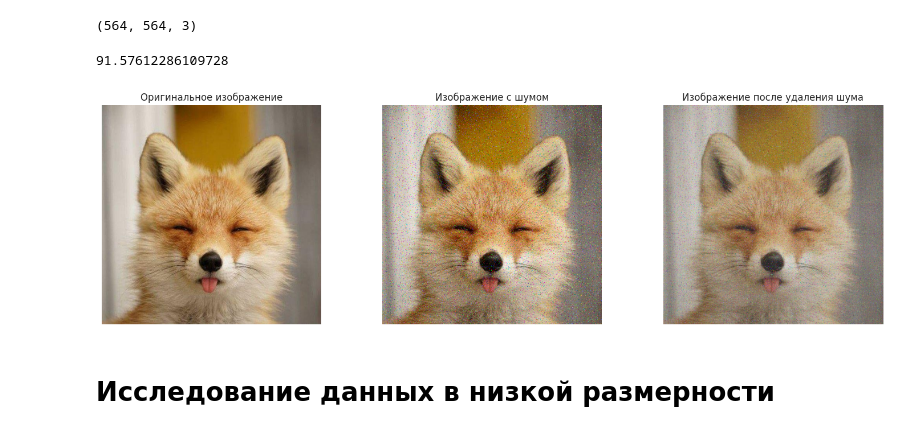
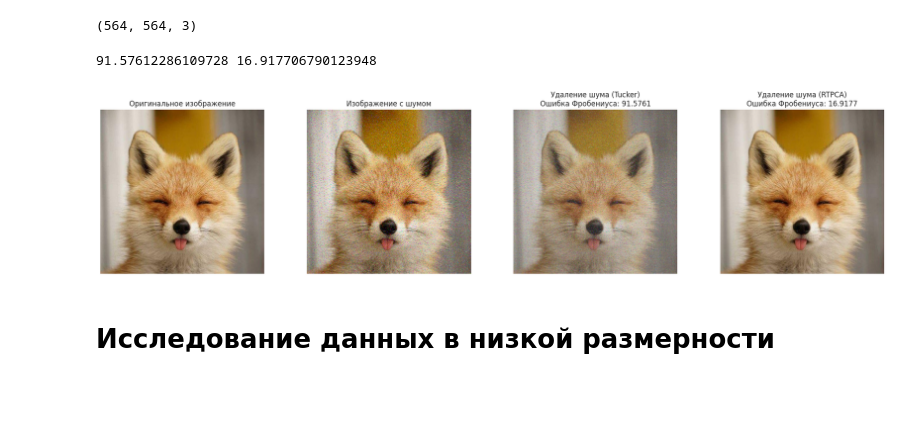
Before and after one commit to Innopolis-tensor-compression/tensor-compression-methods, a Jupyter notebook: experiments/compare_decomposition_in_some_tasks.ipynb, the cells around one changed output. Saved outputs shown, nothing was run; the diff lists cells and outputs as text; code cells hidden in the pictures; blank space fills up the shorter version.

```diff
--- a/experiments/compare_decomposition_in_some_tasks.ipynb
+++ b/experiments/compare_decomposition_in_some_tasks.ipynb
@@ -51,39 +51,54 @@ def add_gaussian_noise(image, mean=0, var=1.0, noise_factor=1.0):
     return noisy_image.astype(np.uint8)
 
 
-def denoise_image(image, rank):
+def denoise_image_tucker(image, rank):
     image_tensor = tl.tensor(image)
     core, factors = tucker(image_tensor, rank=rank)
     denoised_image = tl.tucker_to_tensor((core, factors))
     return normalize_frames(denoised_image)
+
+
+def denoise_image_rtpca(image, tol=1e-7, reg_e=0.1):
+    image_tensor = tl.tensor(image.astype(np.float64))
+    low_rank, sparse = robust_pca(image_tensor, tol=tol, reg_E=reg_e)
+    denoised_image = tl.to_numpy(low_rank)
+    return normalize_frames(denoised_image)
 # %%
 # noise_image_frames = add_gaussian_noise(image_frames, noise_factor=0.08)
 # %%
 noise_image_frames = add_salt_pepper_noise(image_frames)
 # %%
-denoised_image_frames = denoise_image(noise_image_frames, rank=[300, 300, 3])
+denoised_image_frames_tucker = denoise_image_tucker(noise_image_frames, rank=[300, 300, 3])
+# %%
+denoised_image_frames_rtpca = denoise_image_rtpca(noise_image_frames)
 # %%
-FrobeniusErrorCalculator.calculate(image_frames, denoised_image_frames)
+frobenius_tucker = FrobeniusErrorCalculator.calculate(image_frames, denoised_image_frames_tucker)
+frobenius_rtpca = FrobeniusErrorCalculator.calculate(image_frames, denoised_image_frames_rtpca)
+print(frobenius_tucker, frobenius_rtpca)
 # %% [output]
-91.57612286109728
+91.57612286109728 16.917706790123948
 # %%
-fig, axes = plt.subplots(1, 3, figsize=(18, 5))
+fig, axes = plt.subplots(1, 4, figsize=(24, 5))
 
 axes[0].imshow(image_frames)
 axes[0].set_title("Оригинальное изображение")
 axes[0].axis("off")
 
 axes[1].imshow(noise_image_frames)
 axes[1].set_title("Изображение с шумом")
 axes[1].axis("off")
 
-axes[2].imshow(denoised_image_frames)
-axes[2].set_title("Изображение после удаления шума")
+axes[2].imshow(denoised_image_frames_tucker)
+axes[2].set_title(f"Удаление шума (Tucker)\nОшибка Фробениуса: {frobenius_tucker:.4f}")
 axes[2].axis("off")
 
+axes[3].imshow(denoised_image_frames_rtpca)
+axes[3].set_title(f"Удаление шума (RTPCA)\nОшибка Фробениуса: {frobenius_rtpca:.4f}")
+axes[3].axis("off")
+
 plt.show()
 # %% [output]
-[figure, old version]
+[figure, new version]
 # %% [markdown]
 # Исследование данных в низкой размерности
 # %%
```
Also changed, not shown: parts of 1 cell of this notebook.
